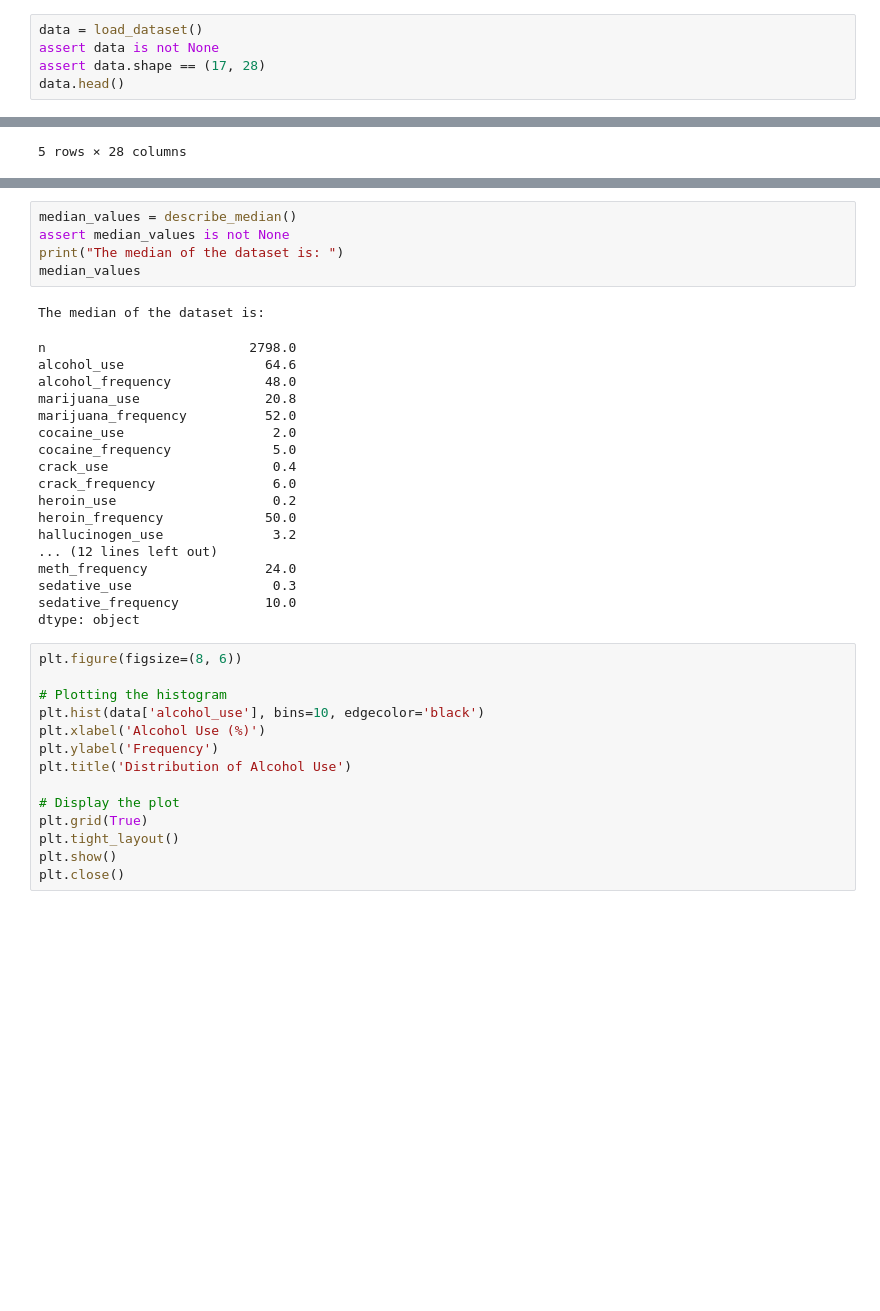
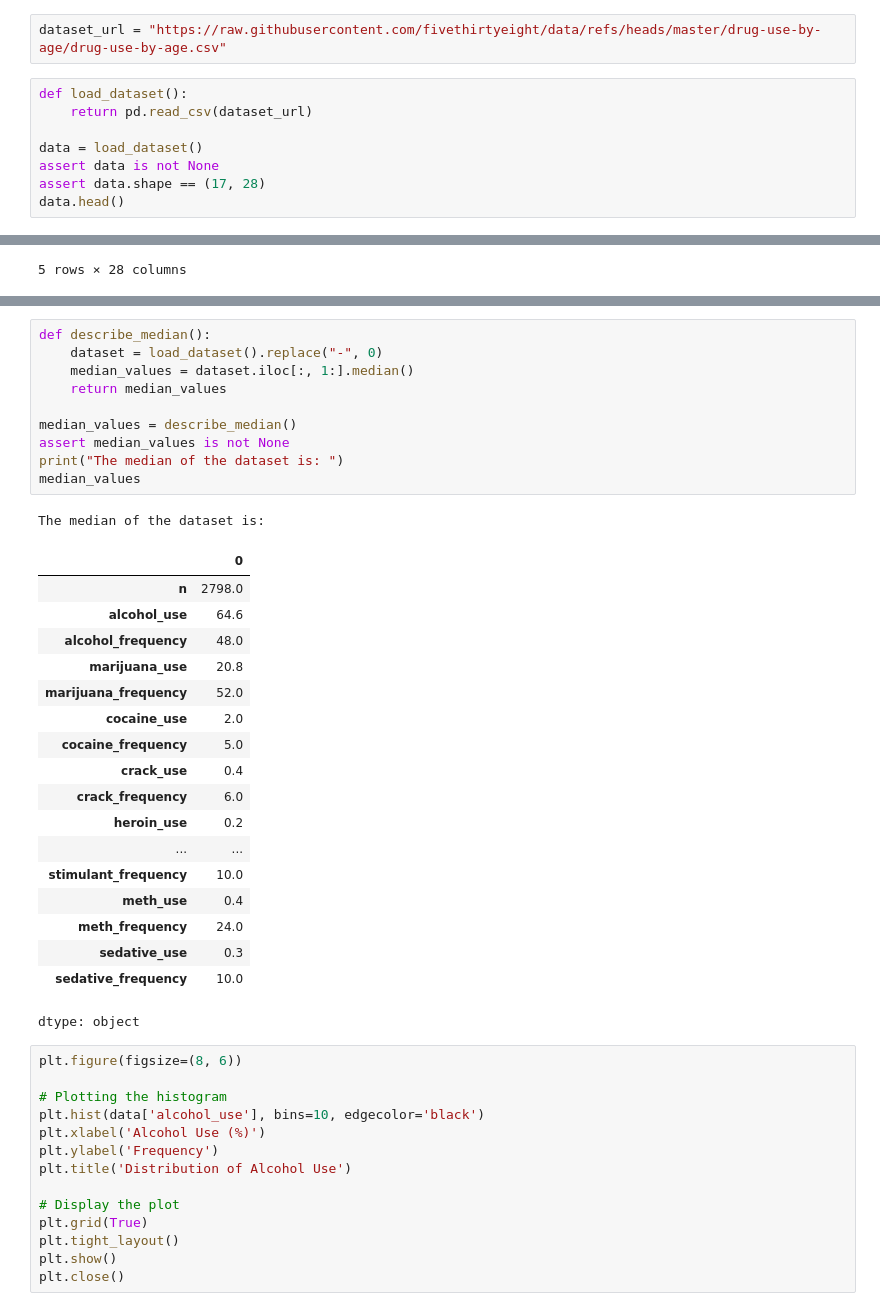
Before and after one commit to nogibjj/Wenye_Li_Mini_Project_9, a Jupyter notebook: main.ipynb, the cells around one changed output, grey strips where cells are left out. Drawn from its saved outputs; the diff is of its cells as text; blank space fills up the shorter version.

```diff
--- a/main.ipynb
+++ b/main.ipynb
@@ -3,4 +4,9 @@ from mylib.lib import *
+# %%
+dataset_url = "https://raw.githubusercontent.com/fivethirtyeight/data/refs/heads/master/drug-use-by-age/drug-use-by-age.csv"
 # %%
+def load_dataset():
+    return pd.read_csv(dataset_url)
+
 data = load_dataset()
 assert data is not None
 assert data.shape == (17, 28)
@@ -77,27 +88,33 @@ sedative_frequency           32.609096
 dtype: float64
 # %%
+def describe_median():
+    dataset = load_dataset().replace("-", 0)
+    median_values = dataset.iloc[:, 1:].median()
+    return median_values
+
 median_values = describe_median()
 assert median_values is not None
 print("The median of the dataset is: ")
 median_values
 # %% [output]
 The median of the dataset is:
+|  | 0 |
+| n | 2798.0 |
+| alcohol_use | 64.6 |
+| alcohol_frequency | 48.0 |
+| marijuana_use | 20.8 |
+| marijuana_frequency | 52.0 |
+| cocaine_use | 2.0 |
+| cocaine_frequency | 5.0 |
+| crack_use | 0.4 |
+| crack_frequency | 6.0 |
+| heroin_use | 0.2 |
+| ... | ... |
+| stimulant_frequency | 10.0 |
+| meth_use | 0.4 |
+| meth_frequency | 24.0 |
+| sedative_use | 0.3 |
+| sedative_frequency | 10.0 |
-n                          2798.0
-alcohol_use                  64.6
-alcohol_frequency            48.0
-marijuana_use                20.8
-marijuana_frequency          52.0
-cocaine_use                   2.0
-cocaine_frequency             5.0
-crack_use                     0.4
-crack_frequency               6.0
-heroin_use                    0.2
-heroin_frequency             50.0
-hallucinogen_use              3.2
-... (12 lines left out)
-meth_frequency               24.0
-sedative_use                  0.3
-sedative_frequency           10.0
 dtype: object
 # %%
 plt.figure(figsize=(8, 6))
```
Also changed, not shown: parts of 6 cells of this notebook, 3 other files.
